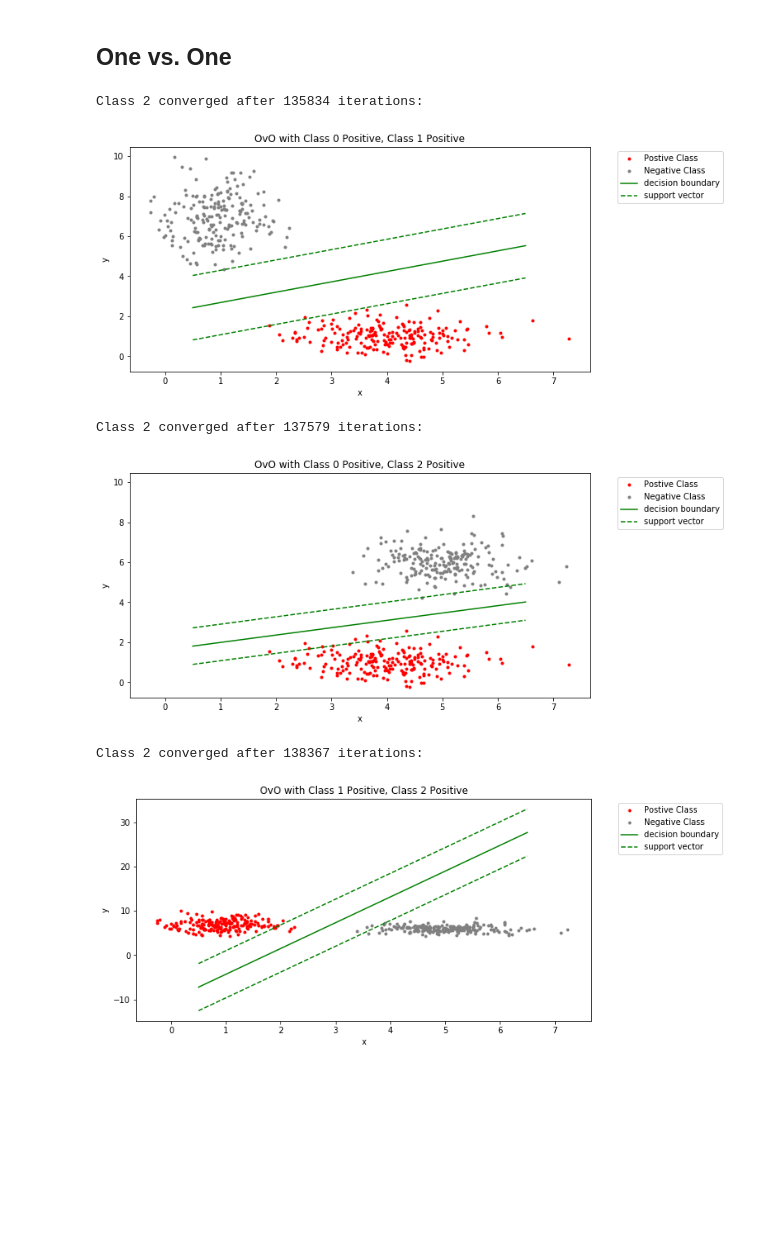
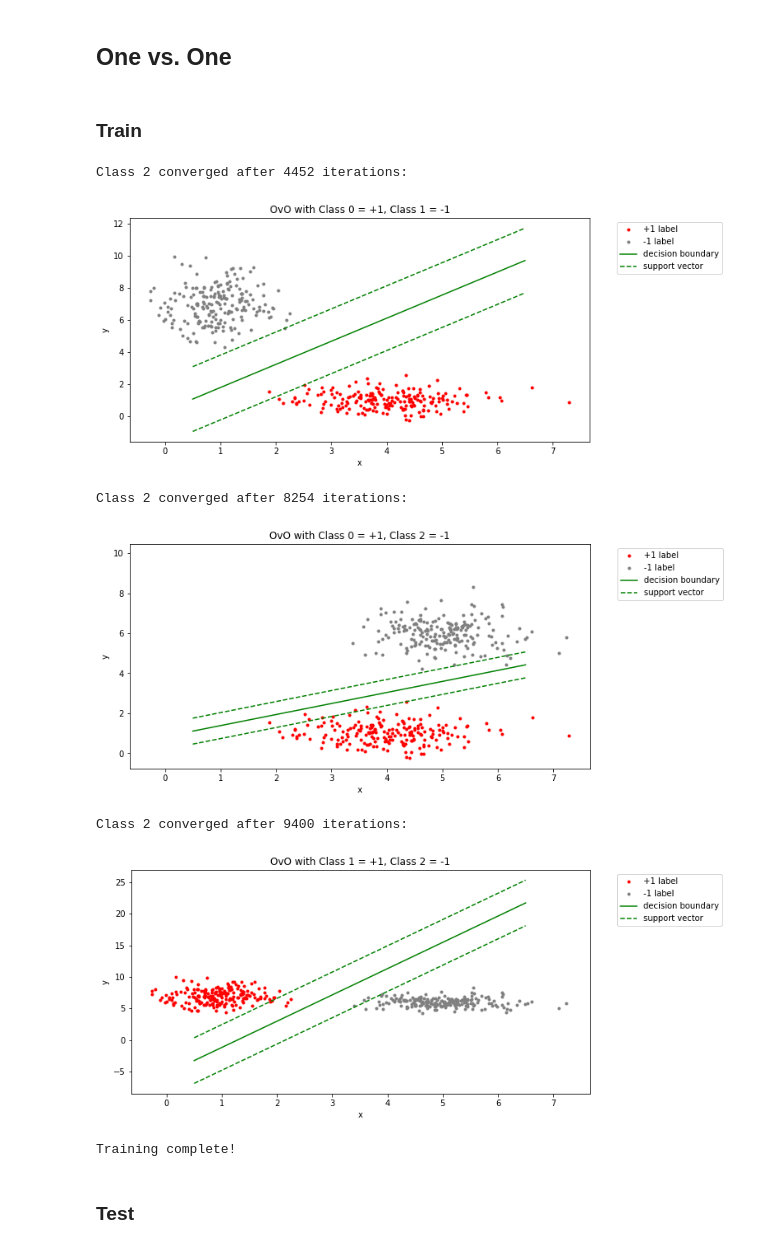
Before and after one commit to apletta/hand-detection, a Jupyter notebook: src/toy_model_FINAL.ipynb, the cells around one changed output. Cells and saved outputs as stored; diff of their text form; code cells hidden in the pictures; blank space fills up the shorter version.

```diff
--- a/src/toy_model_FINAL.ipynb
+++ b/src/toy_model_FINAL.ipynb
@@ -183,6 +187,7 @@ b_predict = X_test@w_ls
 
 # round predictions
 cutoffs = [0.8, 1.5]
+classes = [0, 1, 2]
 def classify(classes, b_hat, cutoffs):
     b_classified = b_hat.copy()
     for i in range(len(b_classified)):
@@ -204,7 +209,7 @@ b_hat = np.zeros(b_classes.shape)
 # b_classified = classify(classes, b_predict, cutoffs)
 # num_err = np.sum(b_classified != b_test)
 for c in classes:
-    b_classes[:,c] = np.where(b_test == c)
+    b_classes[:,c] = b_test[np.where(b_test == c)]
     b_hat[:,c] = classify(classes, b_predict[np.where(b_test==c)], cutoffs).reshape(len(b_classes[:,c]),)
 
     # find percent incorrect
@@ -229,6 +241,7 @@ X = xy
 b = labels
 
 # model parameters
+num_samples = len(b)
 X_svm = np.hstack((X, np.ones((len(b), 1))))
 w_k = np.zeros((len(X[0])+1, 1))
 
@@ -246,6 +259,7 @@ for c in classes:
     b_svm = np.where(b == c, 1, -1)
     last_loss = math.inf
     descent_done = False
+    iterations = 0
 
     # train svm
     while not descent_done:
@@ -335,5 +349,7 @@ plt.show()
 # %% [markdown]
 ## One vs. One
+# %% [markdown]
+### Train
 # %%
 # Prep simple data in format two columns = two features = two axis
 X = xy
@@ -382,47 +398,50 @@ for i in range(len(classes)):
                 l_hinge = np.zeros(w_k.shape)
                 for s in range(len(b_svm)):
                     # indicator function
-                    counter2 +=1
                     if b_svm[s]*X_class[s]@w_k <= 1:
-                        counter +=1
                         loss += (1-b_svm[s]*X_class[s]@w_k)
                         l_hinge = np.add(l_hinge, -b_svm[s]*X_class[s].reshape(l_hinge.shape))
 
                 # compare loss to determine if reached minimum
                 if(last_loss < loss):
                     print("Class {} converged after {} iterations:".format(c,iterations))
                     descent_done = True
                 else:
                     # svm weights
                     w_tilda = np.copy(w_k)
                     w_tilda[-1] = 0
                     w_k = w_k - tau*(l_hinge+2*r*w_tilda)
 
                 # update for next iteration
                 last_loss = loss
                 iterations +=1
 
             # save weights
             weights_classes.append(w_k.reshape(len(w_k))) # svm
 
             # Graph
             fig = plt.figure()
             plt.plot(X[(i!=b),0],X[(i!=b),1],'.', color = 'w')
-            plt.plot(X[(i==b),0],X[(i==b),1],'.', color = 'r', label = 'Postive Class')
-            plt.plot(X[(j==b),0],X[(j==b),1],'.', color = 'grey', label = 'Negative Class')
+            plt.plot(X[(i==b),0],X[(i==b),1],'.', color = 'r', label = '+1 label')
+            plt.plot(X[(j==b),0],X[(j==b),1],'.', color = 'grey', label = '-1 label')
 
             plt.xlabel('x')
             plt.ylabel('y')
-            plt.title('OvO with Class %s Positive, Class %d Positive'%(i,j))
+            plt.title('OvO with Class %s = +1, Class %d = -1'%(i,j))
 
             # plot decision boundary
             plot_bounds = [0.5, 6.5]
             plot_svm(w_k, plot_bounds) # helper function
             plt.show()
+
+print("Training complete!")
 # %% [output]
-Class 2 converged after 135834 iterations:
+Class 2 converged after 4452 iterations:
-[figure, old version]
+[figure, new version]
-Class 2 converged after 137579 iterations:
+Class 2 converged after 8254 iterations:
-[figure, old version]
+[figure, new version]
-Class 2 converged after 138367 iterations:
+Class 2 converged after 9400 iterations:
-[figure, old version]
+[figure, new version]
+Training complete!
+# %% [markdown]
+### Test
```
Also changed, not shown: parts of 6 cells of this notebook.
